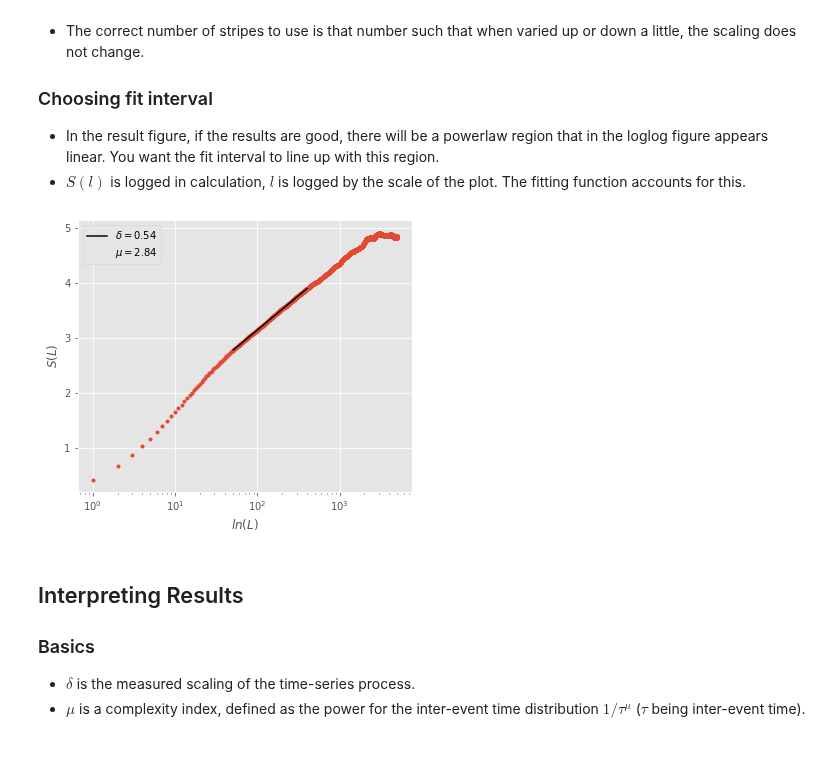
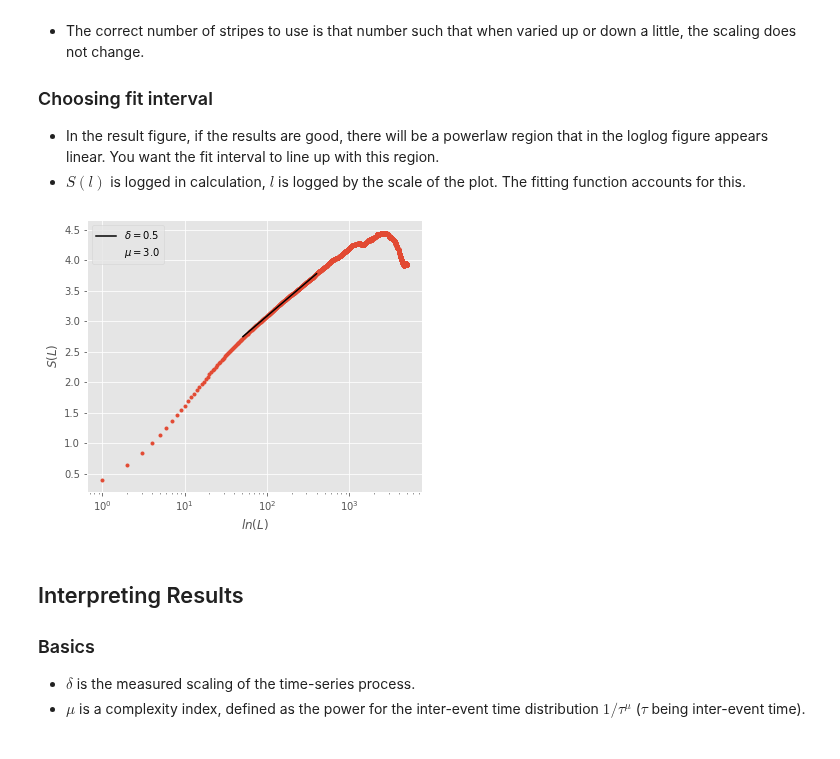
Before and after one commit to garland-culbreth/pymdea, a Jupyter notebook: dea.ipynb, the cells around one changed output. Saved outputs shown, nothing was run; the diff lists cells and outputs as text; code cells hidden in the pictures.

```diff
--- a/dea.ipynb
+++ b/dea.ipynb
@@ -100,22 +93,16 @@ def apply_stripes(data, stripes, show_plot):
     return rounded_data
 # %%
 def find_events(series):
-    """Finds events function looks for crossings of stripes.
-    Stripe boundaries are assumed at integers.
-    Really it's looking for non-crossings.
-    Records an event (1) when `series` changes value."""
-
-    #When there is a crossing the event will be marked with "1"
-    #otherwise "0".
-    events = np.zeros(len(series))
-
+    """Records an event (1) when `series` changes value."""
+    events = []
     for i in range(1, len(series)):
-        if (series[i] < np.floor(series[i-1])+1) and (series[i] > np.ceil(series[i-1])-1): #Was there no crossings?
-            events[i] = 0 #There was no crossings so "0".
+        if (series[i] < np.floor(series[i-1])+1 and
+            series[i] > np.ceil(series[i-1])-1):
+            # if both true, no crossing
+            events.append(0)
         else:
-            events[i] = 1 #There was a corssing so "1".
-
-    events = events.astype(int)
+            events.append(1)
+    np.append(events, 0)
     return events
 # %%
 def make_trajectory(events):
@@ -158,6 +145,6 @@ def entropy(trajectory):
         displacements = trajectory[window_ends] - trajectory[window_starts]
         bin_counts = np.bincount(displacements)
         bin_counts = bin_counts[bin_counts != 0]
-        p = bin_counts / np.sum(bin_counts)
-        S.append(-np.sum(p * np.log(p)))
+        P = bin_counts / np.sum(bin_counts)
+        S.append(-np.sum(P * np.log(P)))
     return S, window_lengths
@@ -334,15 +358,16 @@ Everything you need to work with is in this cell.
  - $S(l)$ is logged in calculation, $l$ is logged by the scale of the plot. The fitting function accounts for this.
 # %%
 ### ----WORK HERE---- ###
-data = random_walk
+data = sample_data(20000)
 number_of_stripes = 40  # needs to be at least 2
 fit_start = 50
 fit_stop = 400
 show_data_plot = 0  # set to 1 to see plot of data with stripes
 
 result = dea_with_stripes(data, number_of_stripes, fit_start, fit_stop, show_data_plot)
+plt.show()
 # %% [output]
-[figure, old version]
+[figure, new version]
 # %% [markdown]
 ## Interpreting Results
 
```
Also changed, not shown: parts of 6 cells of this notebook.
